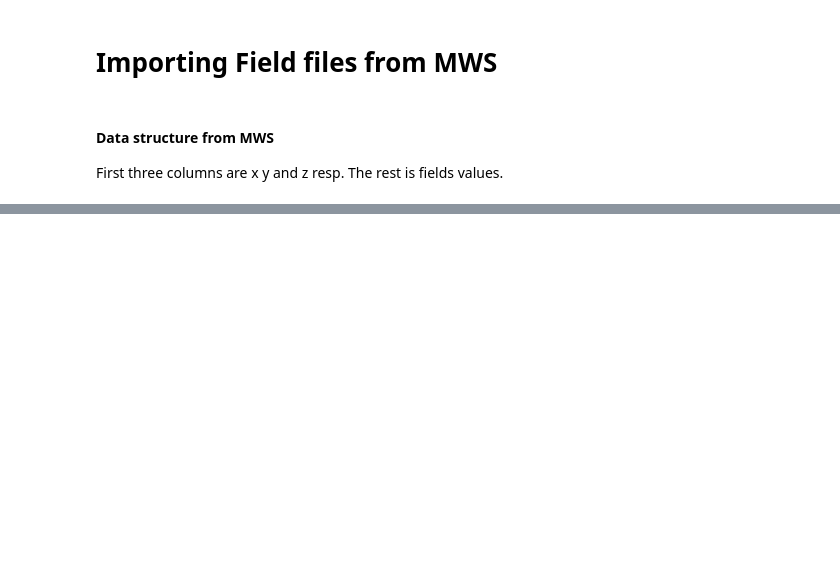
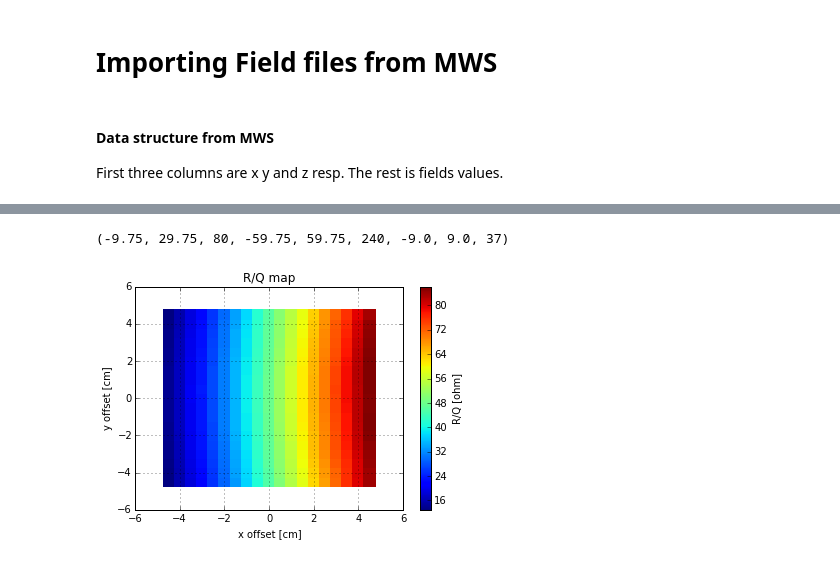
Before and after one commit to xaratustrah/misc_code, a Jupyter notebook: python/read_mws.ipynb, the cells around one changed output, grey strips where cells are left out. Cells and saved outputs as stored; diff of their text form; code cells hidden in the pictures; blank space fills up the shorter version.

```diff
--- a/python/read_mws.ipynb
+++ b/python/read_mws.ipynb
@@ -53,3 +54,7 @@ znum = int(np.abs(zmin) * 2 / 0.5 +1)
+# %%
+xmin, xmax, xnum, ymin, ymax, ynum, zmin, zmax, znum
+# %% [output]
+(-9.75, 29.75, 80, -59.75, 59.75, 240, -9.0, 9.0, 37)
 # %%
 # reshape on z, then y, then x, x being the fastest changing in the nested loop xyz format
 x=x.reshape(znum,ynum,xnum)
@@ -70,3 +78,18 @@ hlim=67
+# %%
+fig=plt.figure()
+plt.pcolormesh(x[0,ylo:yhi,xlo:xhi],
+               y[0,ylo:yhi,xlo:xhi],
+               roq[ylo:yhi,xlo:xhi])#, cmap = cm.gist_heat)
+cb= plt.colorbar()
+plt.grid(True)
+plt.title('R/Q map')
+plt.xlabel('x offset [cm]')
+plt.ylabel('y offset [cm]')
+cb.set_label('R/Q [ohm]')
+plt.savefig(r.filename_woe+'_map.pdf')
+plt.savefig(r.filename_woe+'_map.eps')
+# %% [output]
+[figure, added]
 # %%
 fig = plt.figure()
 ax = fig.gca(projection='3d')
```
Also changed, not shown: parts of 11 cells of this notebook, 1 other file.
